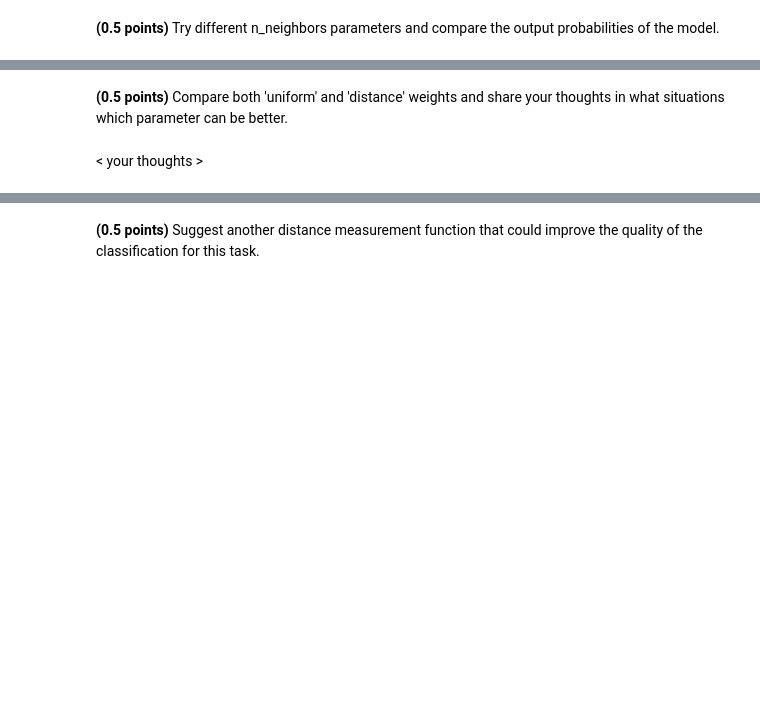
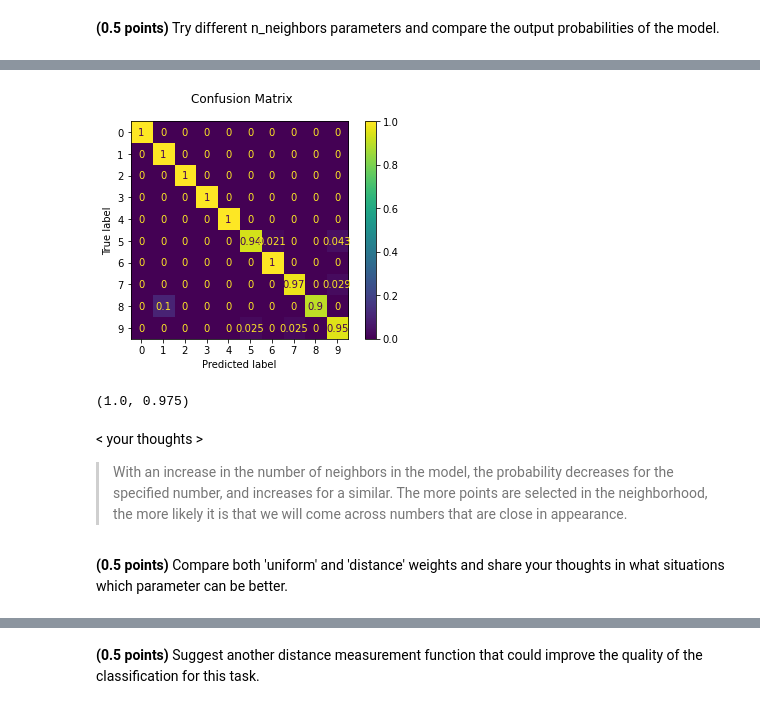
Before and after one commit to kastrubait/ml-intro-2022Q1, a Jupyter notebook: task-5_hw_classification.ipynb, the cells around one changed output, grey strips where cells are left out. Drawn from its saved outputs; the diff is of its cells as text; code cells hidden in the pictures; blank space fills up the shorter version.

```diff
--- a/task-5_hw_classification.ipynb
+++ b/task-5_hw_classification.ipynb
@@ -488,2 +518,13 @@ assert test_acc > 0.98
+# %%
+model_2 = KNeighborsClassifier(n_neighbors=21, weights='distance')
+model_2.fit(X_train, list(map(str, y_train)))
+train_acc_2, test_acc_2 = fit_evaluate(model_2, X_train, y_train, X_test, y_test)
+train_acc_2, test_acc_2
+# %% [output]
+[figure, added]
+(1.0, 0.975)
+# %% [markdown]
+< your thoughts >
+> With an increase in the number of neighbors in the model, the probability decreases for the specified number, and increases for a similar. The more points are selected in the neighborhood, the more likely it is that we will come across numbers that are close in appearance.
 # %% [markdown]
 **(0.5 points)** Compare both 'uniform' and 'distance' weights and share your thoughts in what situations which parameter can be better.
@@ -492,2 +530,0 @@ assert test_acc > 0.98
-# %% [markdown]
-< your thoughts >
```
Also changed, not shown: parts of 20 cells of this notebook.
